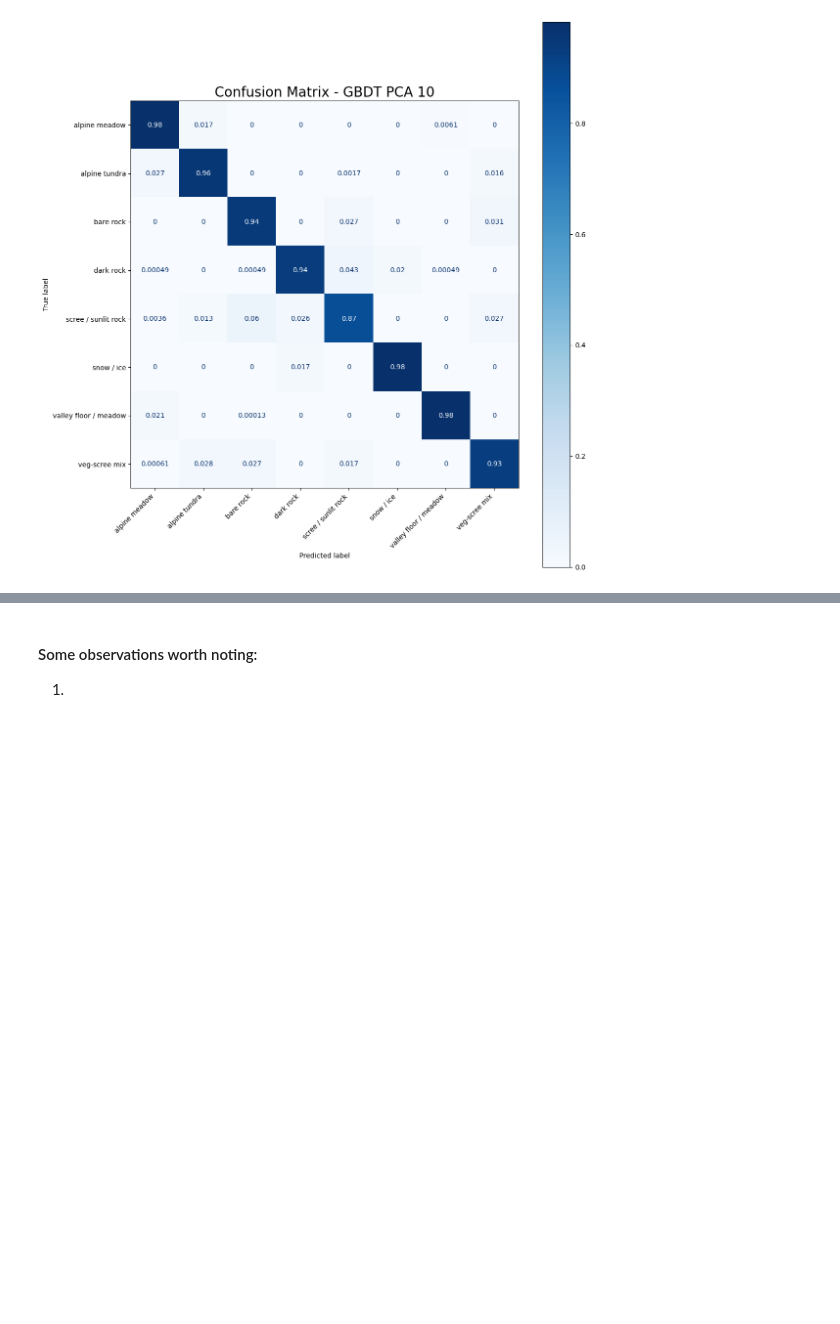
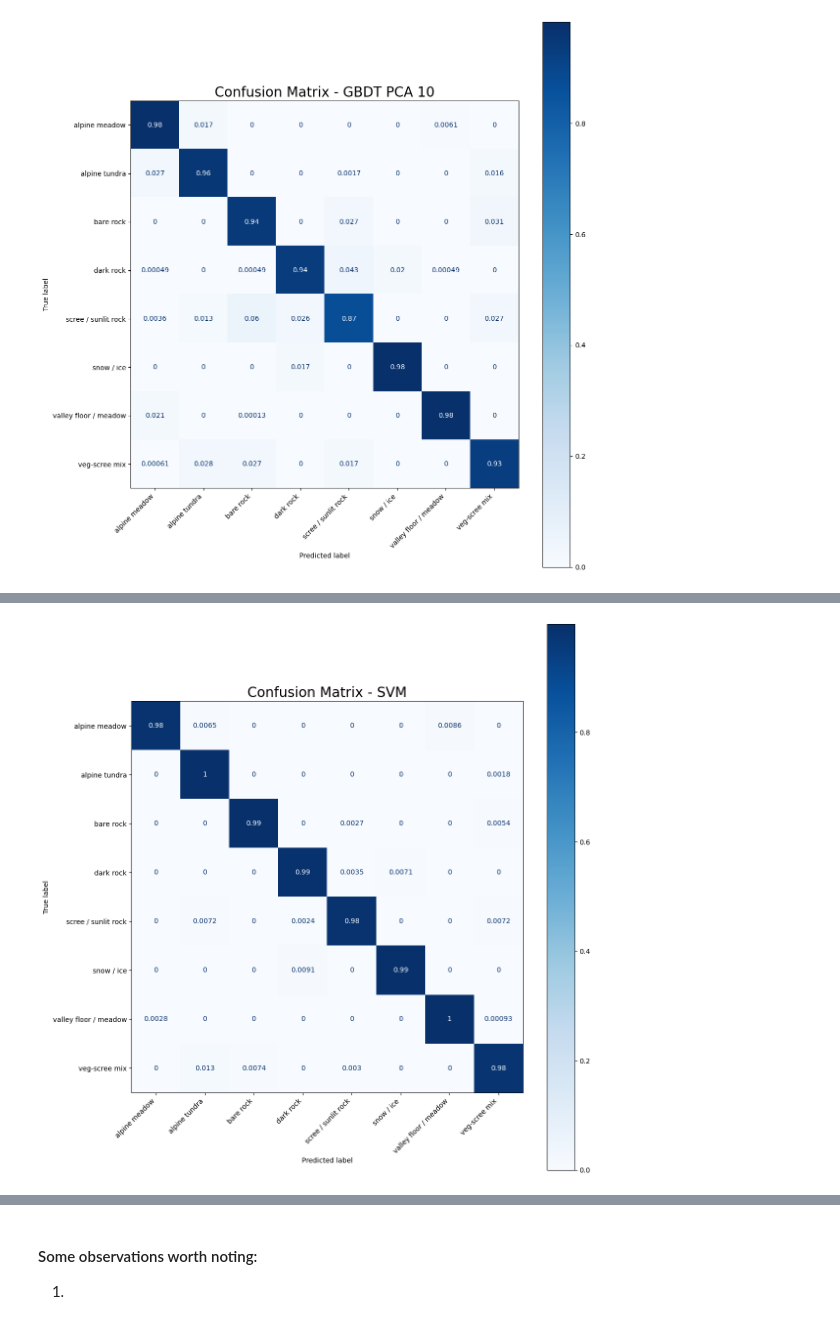
Before and after one commit to Mihneapiuaru/ml_project, a Jupyter notebook: task1_updated.ipynb, the cells around one changed output, grey strips where cells are left out. Saved outputs shown, nothing was run; the diff lists cells and outputs as text; code cells hidden in the pictures; blank space fills up the shorter version.

```diff
--- a/task1_updated.ipynb
+++ b/task1_updated.ipynb
@@ -909,0 +1140,5 @@ plot_confusion_matrix(y_test_endoced, df_predictions_pca["GBDT_PCA10"], le.class
+# %%
+#SVM
+plot_confusion_matrix(y_test_encoded_1, df_predictions_raw_1["SVM_raw"], le_1.classes_, "true", "SVM")
+# %% [output]
+[figure, added]
```
Also changed, not shown: parts of 40 cells of this notebook.
